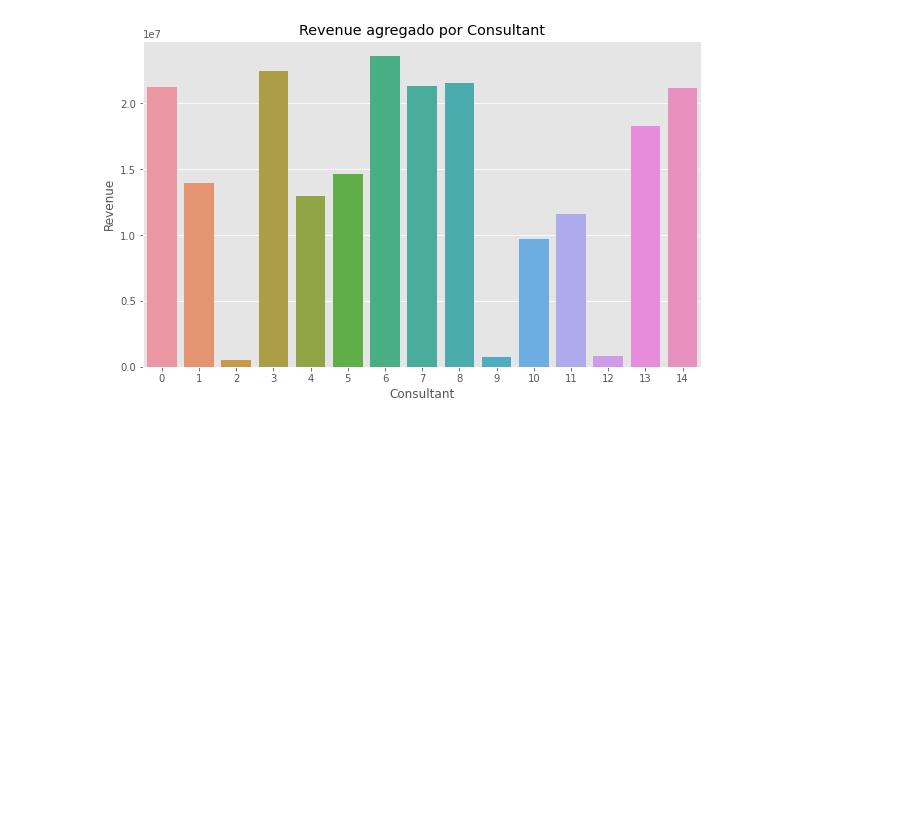
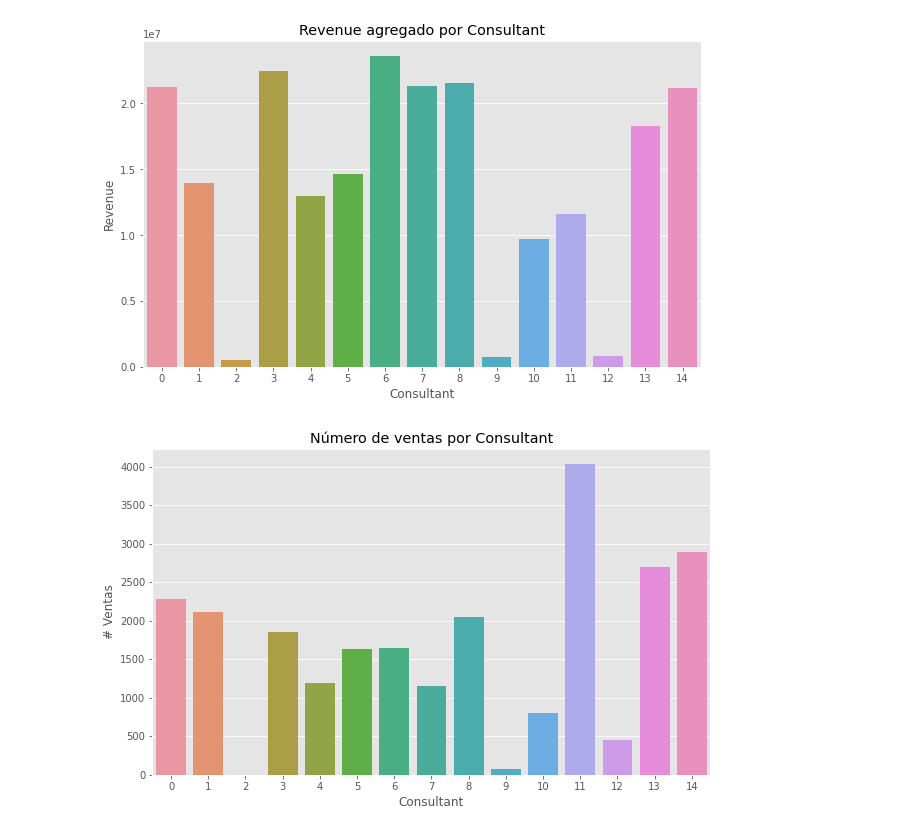
Before and after one commit to JuanEcheagaray75/CENGAGE-Sales-Analysis, a Jupyter notebook: project/reto.ipynb, the cells around one changed output. Cells and saved outputs as stored; diff of their text form; code cells hidden in the pictures; blank space fills up the shorter version.

```diff
--- a/project/reto.ipynb
+++ b/project/reto.ipynb
@@ -155,2 +157,12 @@ ax.set_title('Revenue agregado por Consultant')
 # %% [output]
 [figure]
+# %%
+# Número de operaciones por consultant
+plt.figure(figsize=(10, 6))
+agg_ops = df['Consultant'].value_counts().sort_index()
+ax = sns.barplot(x=agg_ops.index, y=agg_ops)
+ax.set_title('Número de ventas por Consultant');
+ax.set_ylabel('# Ventas');
+ax.set_xlabel('Consultant');
+# %% [output]
+[figure, added]
```
Also changed, not shown: parts of 8 cells of this notebook.
